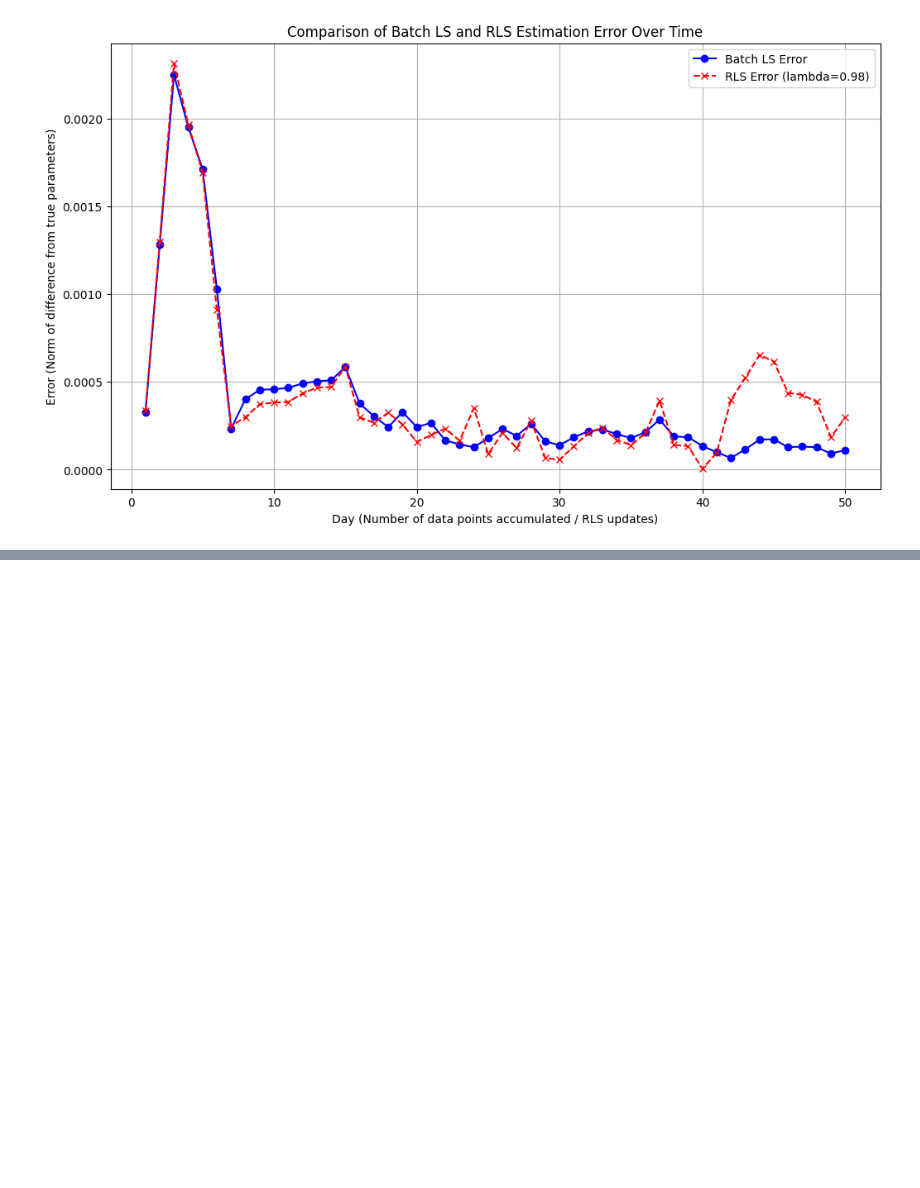
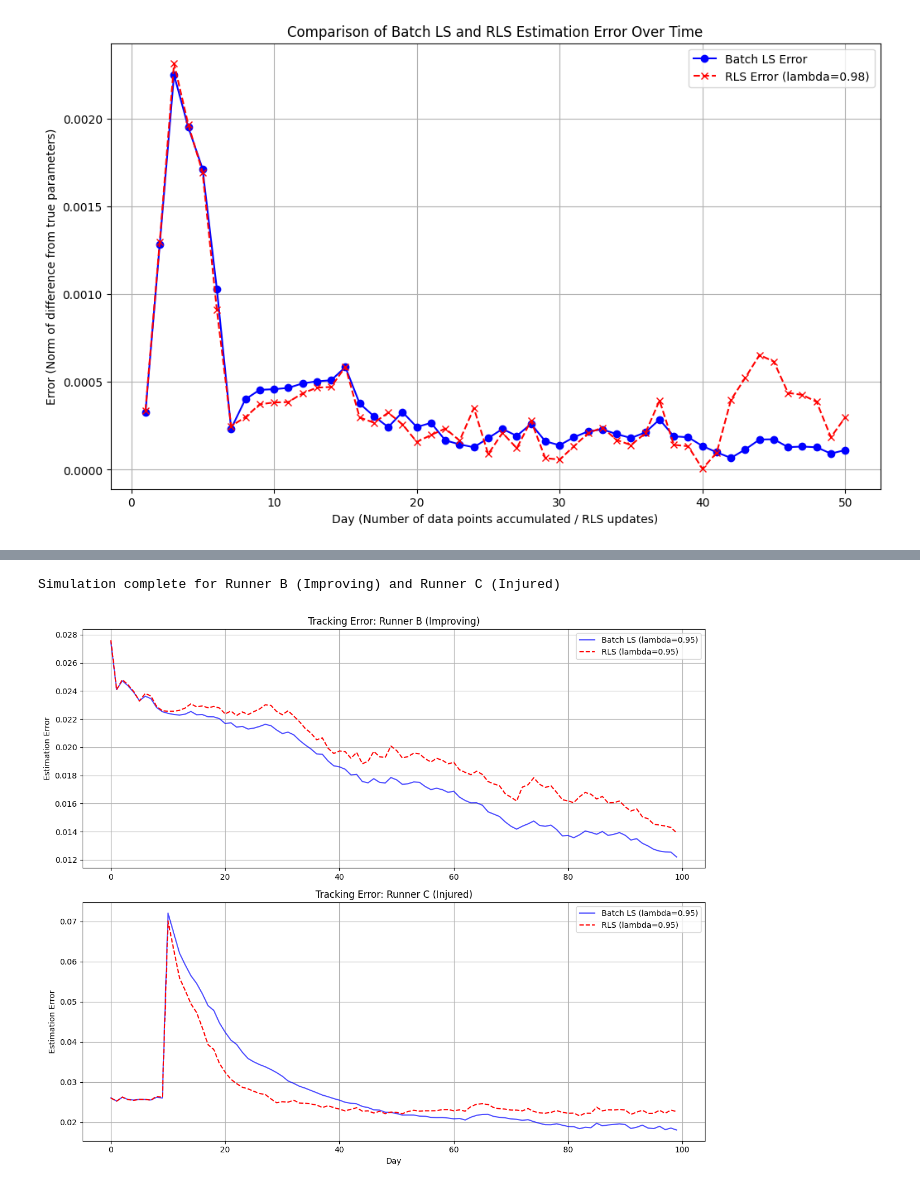
Before and after one commit to ysn9vq-gmu/rqe_tutorials, a Jupyter notebook: ls_rls.ipynb, the cells around one changed output, grey strips where cells are left out. Cells and saved outputs as stored; diff of their text form; code cells hidden in the pictures; blank space fills up the shorter version.

```diff
--- a/ls_rls.ipynb
+++ b/ls_rls.ipynb
@@ -995,0 +1503,52 @@ plt.show()
+# %%
+def run_tracking_simulation(runner, lambda_val=0.95):
+    """Helper to run both estimators and return histories with dynamic true params."""
+    batch_sim = BatchedLeastSQ(lambda_=lambda_val)
+    rls_sim = RecursiveLeastSQ(lambda_=lambda_val, P0_diag=1e3)
+
+    for day in range(runner.num_runs):
+        A, b, _ = runner.get_run_data(day)
+        # Get the true parameters for THIS specific day from the runner's history
+        tp = runner.true_params_history[day]
+        # We are estimating theta_1 and theta_2 (piecewise linear)
+        # For simplicity, we approximate the true piecewise parameters from the exponential model history
+        true_vec = np.array([[tp['theta_0']], [tp['theta_inf']]])
+
+        batch_sim.update_batch(A, b, true_vec)
+        rls_sim.update(A, b, true_vec)
+
+    return batch_sim, rls_sim
+
+# Simulate Runner B (Improving)
+batch_B, rls_B = run_tracking_simulation(runner_B, lambda_val=0.95)
+
+# Simulate Runner C (Injured)
+batch_C, rls_C = run_tracking_simulation(runner_C, lambda_val=0.95)
+
+print(f"Simulation complete for {runner_B.name} and {runner_C.name}")
+# %% [output]
+Simulation complete for Runner B (Improving) and Runner C (Injured)
+# %%
+fig, axs = plt.subplots(2, 1, figsize=(12, 10))
+
+# Plot Runner B
+axs[0].plot(batch_B.get_error_history(), label='Batch LS (lambda=0.95)', color='blue', alpha=0.7)
+axs[0].plot(rls_B.get_error_history(), label='RLS (lambda=0.95)', color='red', linestyle='--')
+axs[0].set_title(f'Tracking Error: {runner_B.name}')
+axs[0].set_ylabel('Estimation Error')
+axs[0].legend()
+axs[0].grid(True)
+
+# Plot Runner C
+axs[1].plot(batch_C.get_error_history(), label='Batch LS (lambda=0.95)', color='blue', alpha=0.7)
+axs[1].plot(rls_C.get_error_history(), label='RLS (lambda=0.95)', color='red', linestyle='--')
+axs[1].set_title(f'Tracking Error: {runner_C.name}')
+axs[1].set_xlabel('Day')
+axs[1].set_ylabel('Estimation Error')
+axs[1].legend()
+axs[1].grid(True)
+
+plt.tight_layout()
+plt.show()
+# %% [output]
+[figure, added]
```
Also changed, not shown: parts of 18 cells of this notebook.
